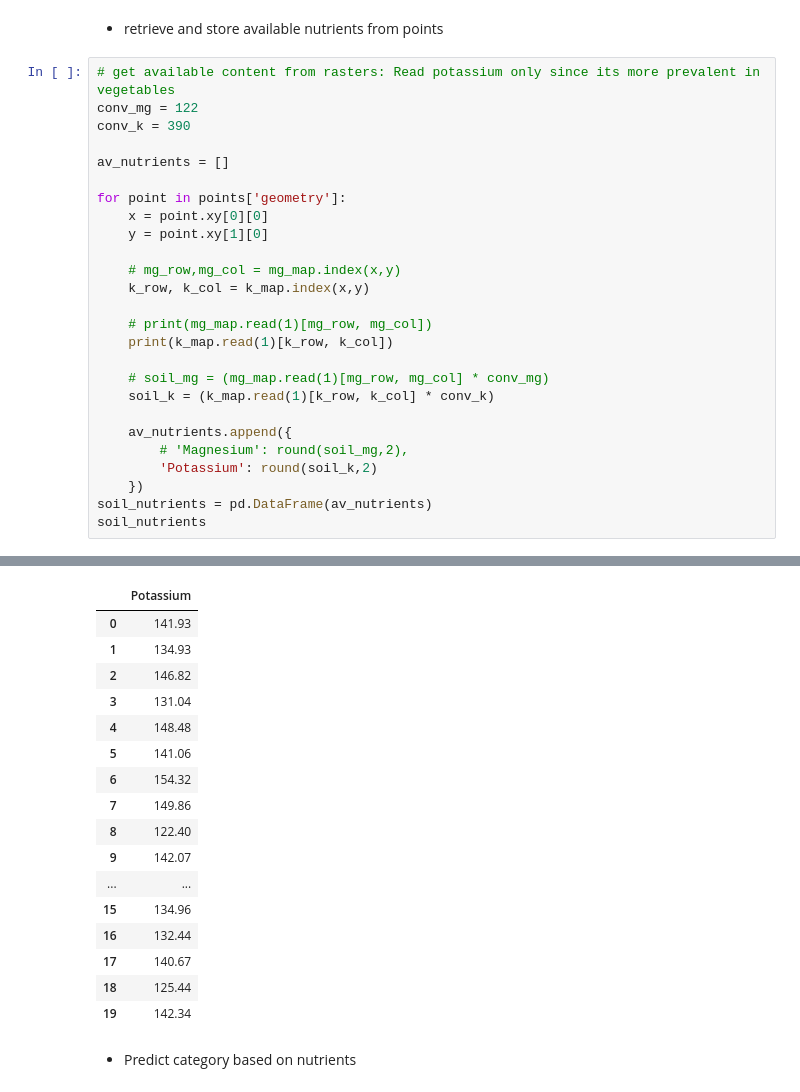
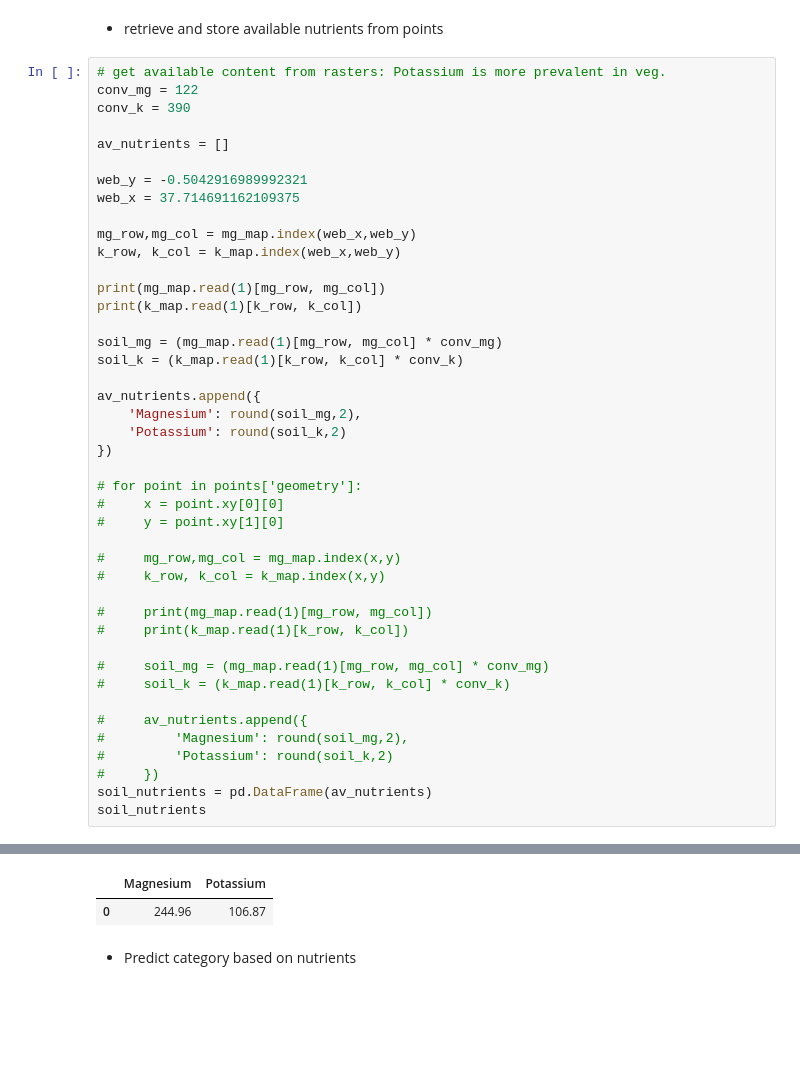
Before and after one commit to AllanVikiru/KenyaDSM, a Jupyter notebook: app/recommender/test.ipynb, the cells around one changed output, grey strips where cells are left out. Cells and saved outputs as stored; diff of their text form; blank space fills up the shorter version.

```diff
--- a/app/recommender/test.ipynb
+++ b/app/recommender/test.ipynb
@@ -58,29 +58,46 @@ show(k_map, ax=ax)
 # %% [markdown]
 - retrieve and store available nutrients from points
 # %%
-# get available content from rasters: Read potassium only since its more prevalent in vegetables
+# get available content from rasters: Potassium is more prevalent in veg.
 conv_mg = 122
 conv_k = 390
 
 av_nutrients = []
 
-for point in points['geometry']:
-    x = point.xy[0][0]
-    y = point.xy[1][0]
+web_y = -0.5042916989992321
+web_x = 37.714691162109375
 
-    # mg_row,mg_col = mg_map.index(x,y)
-    k_row, k_col = k_map.index(x,y)
+mg_row,mg_col = mg_map.index(web_x,web_y)
+k_row, k_col = k_map.index(web_x,web_y)
 
-    # print(mg_map.read(1)[mg_row, mg_col])
-    print(k_map.read(1)[k_row, k_col])
+print(mg_map.read(1)[mg_row, mg_col])
+print(k_map.read(1)[k_row, k_col])
 
-    # soil_mg = (mg_map.read(1)[mg_row, mg_col] * conv_mg)
-    soil_k = (k_map.read(1)[k_row, k_col] * conv_k)
+soil_mg = (mg_map.read(1)[mg_row, mg_col] * conv_mg)
+soil_k = (k_map.read(1)[k_row, k_col] * conv_k)
 
-    av_nutrients.append({
-        # 'Magnesium': round(soil_mg,2),
-        'Potassium': round(soil_k,2)
-    })
+av_nutrients.append({
+    'Magnesium': round(soil_mg,2),
+    'Potassium': round(soil_k,2)
+})
+
+# for point in points['geometry']:
+#     x = point.xy[0][0]
+#     y = point.xy[1][0]
+
+#     mg_row,mg_col = mg_map.index(x,y)
+#     k_row, k_col = k_map.index(x,y)
+
+#     print(mg_map.read(1)[mg_row, mg_col])
+#     print(k_map.read(1)[k_row, k_col])
+
+#     soil_mg = (mg_map.read(1)[mg_row, mg_col] * conv_mg)
+#     soil_k = (k_map.read(1)[k_row, k_col] * conv_k)
+
+#     av_nutrients.append({
+#         'Magnesium': round(soil_mg,2),
+#         'Potassium': round(soil_k,2)
+#     })
 soil_nutrients = pd.DataFrame(av_nutrients)
 soil_nutrients
 # %% [output]
@@ -107,20 +106,5 @@ soil_nutrients
-|  | Potassium |
-| 0 | 141.93 |
-| 1 | 134.93 |
-| 2 | 146.82 |
-| 3 | 131.04 |
-| 4 | 148.48 |
-| 5 | 141.06 |
-| 6 | 154.32 |
-| 7 | 149.86 |
-| 8 | 122.40 |
-| 9 | 142.07 |
-| ... | ... |
-| 15 | 134.96 |
-| 16 | 132.44 |
-| 17 | 140.67 |
-| 18 | 125.44 |
-| 19 | 142.34 |
+|  | Magnesium | Potassium |
+| 0 | 244.96 | 106.87 |
 # %% [markdown]
 - Predict category based on nutrients
 # %%
```
Also changed, not shown: parts of 2 cells of this notebook, 14 other files.
